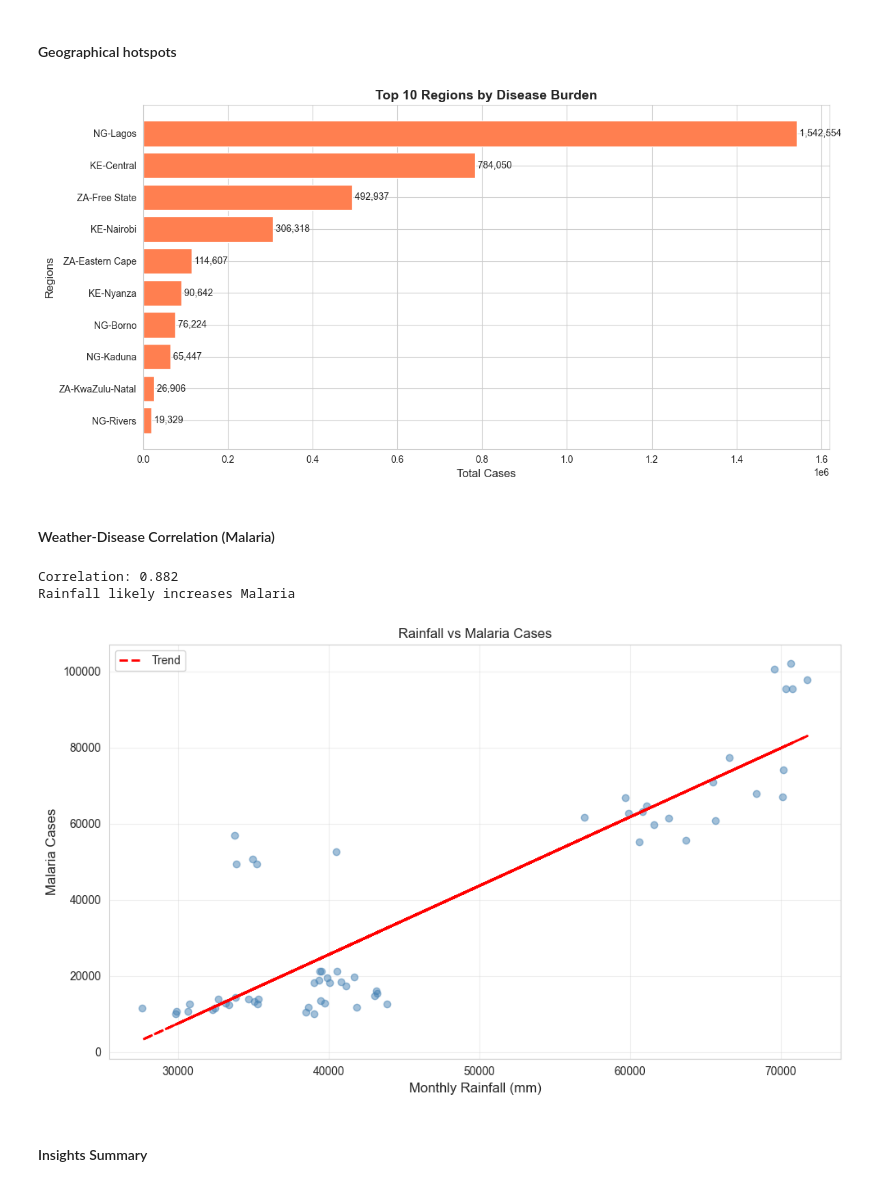
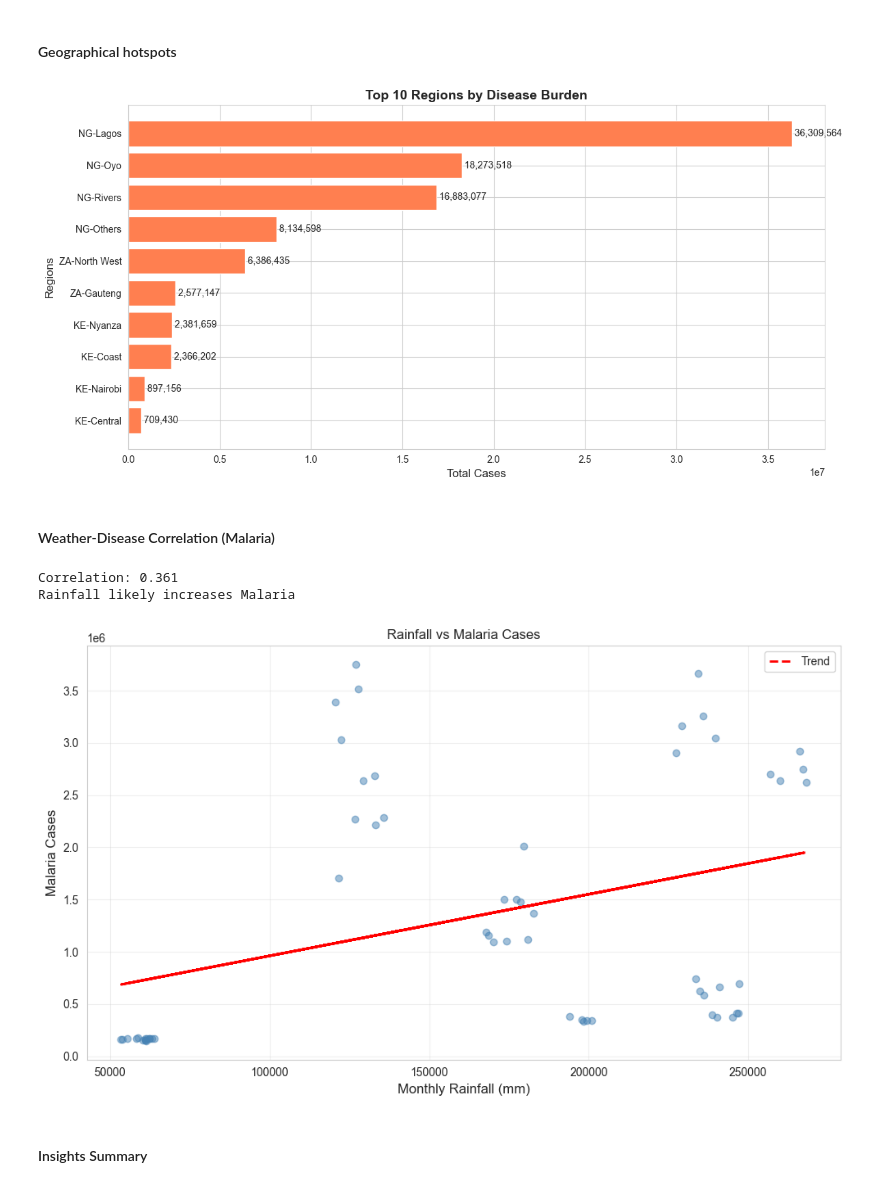
Before and after one commit to Don-Alvin/afrihealth-disease-surveillance, a Jupyter notebook: notebooks/01_exploratory_data_analysis.ipynb, the cells around one changed output. Drawn from its saved outputs; the diff is of its cells as text; code cells hidden in the pictures.

Commit message:
country burden table
Former-commit-id: fb8a7e426b4101c4cd2d4f747d4ae00502600240

```diff
--- a/notebooks/01_exploratory_data_analysis.ipynb
+++ b/notebooks/01_exploratory_data_analysis.ipynb
@@ -185,67 +185,67 @@ Tuberculosis peaks in Aug
 #### Geographical hotspots
 # %%
 reports_region = reports.merge(geo[['geography_id', 'country_code', 'region_name', 'district_name']], on='geography_id')
-region_cases = reports_region.groupby(['country_code', 'region_name'])['new_cases'].sum().reset_index().sort_values('new_cases', ascending=False)
+region_cases = reports_region.groupby(['country_code', 'region_name'])['cases'].sum().reset_index().sort_values('cases', ascending=False)
 
 # Visualization
 fig, ax = plt.subplots(figsize=(12, 6))
 top_regions = region_cases.head(10)
 top_regions['label'] = top_regions['country_code'] + '-' + top_regions['region_name']
 
-ax.barh(top_regions['label'], top_regions['new_cases'], color='coral')
+ax.barh(top_regions['label'], top_regions['cases'], color='coral')
 ax.set_xlabel('Total Cases', fontsize=12)
 ax.set_ylabel('Regions', fontsize=12)
 ax.set_title('Top 10 Regions by Disease Burden', fontsize=14, fontweight='bold')
 ax.invert_yaxis()
 
-for i, v in enumerate(top_regions['new_cases']):
+for i, v in enumerate(top_regions['cases']):
     ax.text(v, i, f' {v:,.0f}', va='center')
 
 plt.tight_layout()
 plt.savefig('../src/images/top_regions_disease_burden.png')
 plt.show()
 # %% [output]
-[figure, old version]
+[figure, new version]
 # %% [markdown]
 #### Weather-Disease Correlation (Malaria)
 # %%
 weather['year_month'] = weather['date'].dt.to_period('M')
 monthly_rainfall = weather.groupby('year_month')['rainfall_mm'].sum().reset_index()
 
-monthly_malaria = reports[reports['disease'] == 'Malaria'].groupby('year_month')['new_cases'].sum().reset_index()
+monthly_malaria = reports[reports['disease'] == 'Malaria'].groupby('year_month')['cases'].sum().reset_index()
 
 weather_disease = monthly_rainfall.merge(monthly_malaria, on=['year_month'], how='inner')
 weather_disease['year_month'] = weather_disease['year_month'].astype(str)
 
-correlation = weather_disease['rainfall_mm'].corr(weather_disease['new_cases'])
+correlation = weather_disease['rainfall_mm'].corr(weather_disease['cases'])
 
 print(f"Correlation: {correlation:.3f}")
 
 if correlation > 0.3:
     print('Rainfall likely increases Malaria')
 elif correlation > 0:
     print('Rainfall weakly affects Malaria cases')
 else:
     print('Rainfall has to effect on Malaria cases')
 
 # Visualization
 fig, ax = plt.subplots(figsize=(10, 6))
-ax.scatter(weather_disease['rainfall_mm'], weather_disease['new_cases'], alpha=0.5, color='steelblue')
+ax.scatter(weather_disease['rainfall_mm'], weather_disease['cases'], alpha=0.5, color='steelblue')
 ax.set_xlabel('Monthly Rainfall (mm)', fontsize=12)
 ax.set_ylabel("Malaria Cases", fontsize=12)
 ax.set_title(f"Rainfall vs Malaria Cases")
-z = np.polyfit(weather_disease['rainfall_mm'], weather_disease['new_cases'], 1)
+z = np.polyfit(weather_disease['rainfall_mm'], weather_disease['cases'], 1)
 p = np.poly1d(z)
 ax.plot(weather_disease['rainfall_mm'], p(weather_disease['rainfall_mm']), "r--", linewidth=2, label='Trend')
 ax.legend()
 ax.grid(True, alpha=0.3)
 plt.tight_layout()
 plt.savefig('../src/images/weather_malaria.png')
 plt.show()
 # %% [output]
-Correlation: 0.882
+Correlation: 0.361
 Rainfall likely increases Malaria
-[figure, old version]
+[figure, new version]
 # %% [markdown]
 #### Insights Summary
 # %%
```
Also changed, not shown: parts of 6 cells of this notebook, 32 other files.
